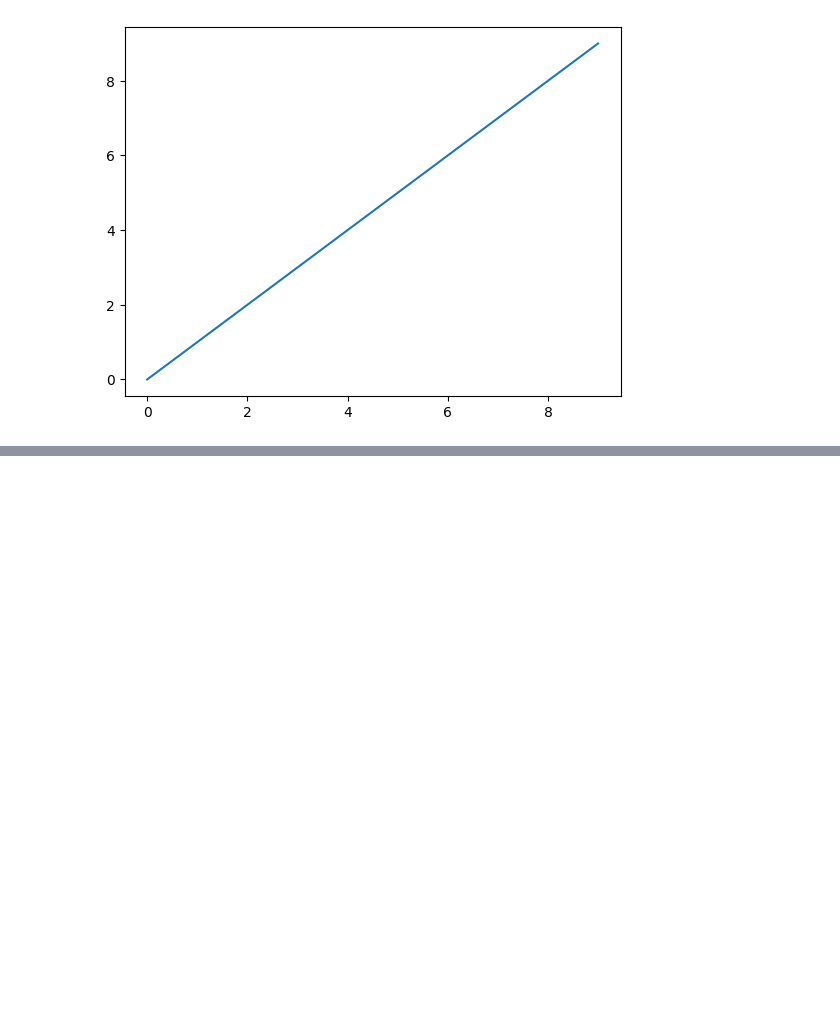
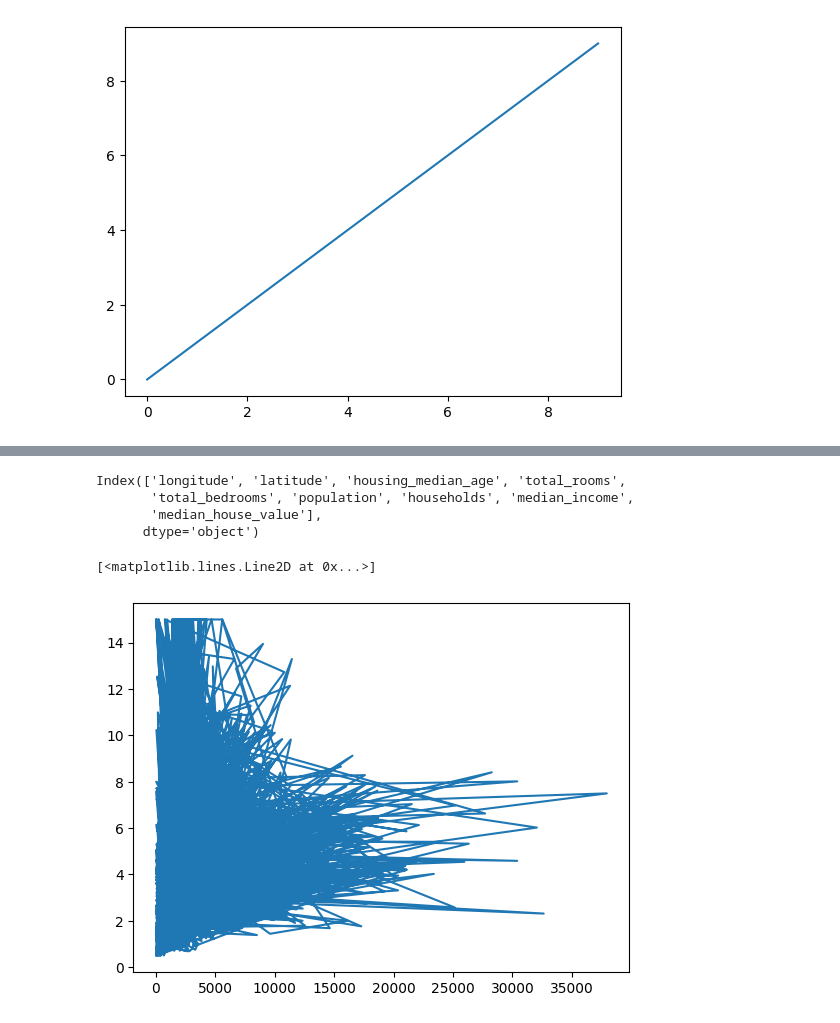
Before and after one commit to GowthamR1011/AICourse, a Jupyter notebook: Python Notebooks/New_file.ipynb, the cells around one changed output, grey strips where cells are left out. Cells and saved outputs as stored; diff of their text form; code cells hidden in the pictures; blank space fills up the shorter version.

Commit message:
Housing Test

```diff
--- a/Python Notebooks/New_file.ipynb
+++ b/Python Notebooks/New_file.ipynb
@@ -15,0 +28,14 @@ plt.plot(np.arange(0,10))
+# %%
+df = pd.read_csv('/content/sample_data/california_housing_train.csv')
+# %%
+df.columns
+# %% [output]
+Index(['longitude', 'latitude', 'housing_median_age', 'total_rooms',
+       'total_bedrooms', 'population', 'households', 'median_income',
+       'median_house_value'],
+      dtype='object')
+# %%
+plt.plot(df['total_rooms'],df['median_income'])
+# %% [output]
+[<matplotlib.lines.Line2D at 0x...>]
+[figure, added]
```
Also changed, not shown: parts of 3 cells of this notebook.
